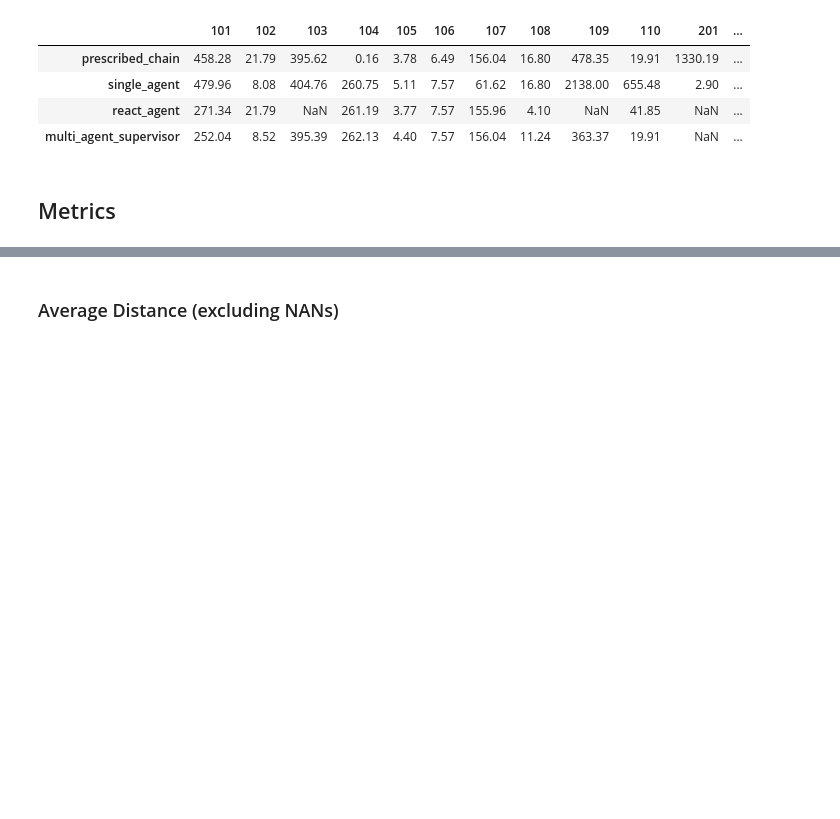
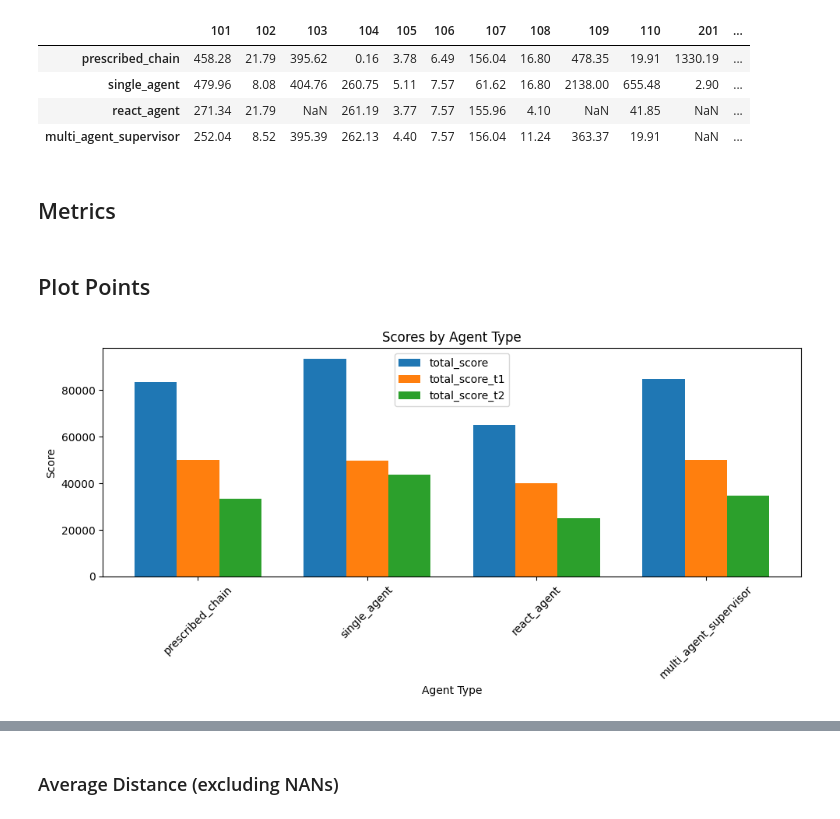
Before and after one commit to jcalz23/geo-guesser-agents, a Jupyter notebook: src/results.ipynb, the cells around one changed output, grey strips where cells are left out. Drawn from its saved outputs; the diff is of its cells as text; code cells hidden in the pictures; blank space fills up the shorter version.

```diff
--- a/src/results.ipynb
+++ b/src/results.ipynb
@@ -51,3 +79,25 @@ display(df)
 | multi_agent_supervisor | 252.04 | 8.52 | 395.39 | 262.13 | 4.40 | 7.57 | 156.04 | 11.24 | 363.37 | 19.91 | NaN | ... |
 # %% [markdown]
 ## Metrics
+# %% [markdown]
+## Plot Points
+# %%
+# Plot score columns for each agent type using a bar chart
+plt.figure(figsize=(10, 5))
+score_columns = ['total_score', 'total_score_t1', 'total_score_t2']
+width = 0.25  # width of the bars
+
+# Create bar positions
+x = np.arange(len(df.index))
+for i, score in enumerate(score_columns):
+    plt.bar(x + i * width, df[score], width=width, label=score)
+
+plt.xlabel('Agent Type')
+plt.ylabel('Score')
+plt.title('Scores by Agent Type')
+plt.legend()
+plt.xticks(x + width, df.index, rotation=45)
+plt.tight_layout()
+plt.show()
+# %% [output]
+[figure, added]
```
Also changed, not shown: parts of 7 cells of this notebook, 3 other files.
